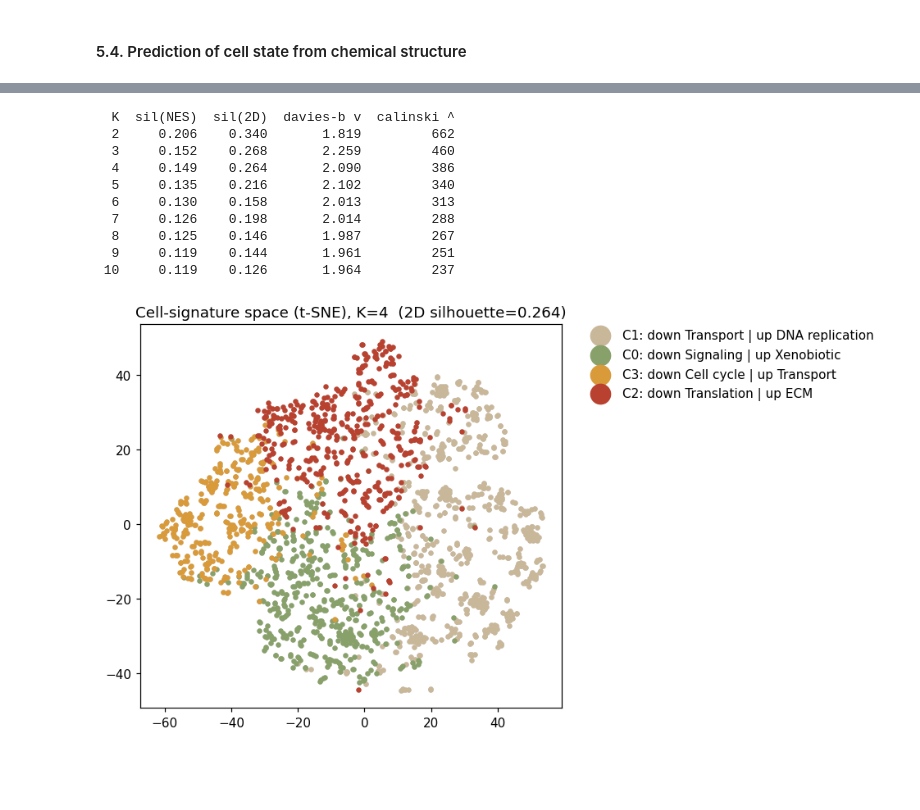
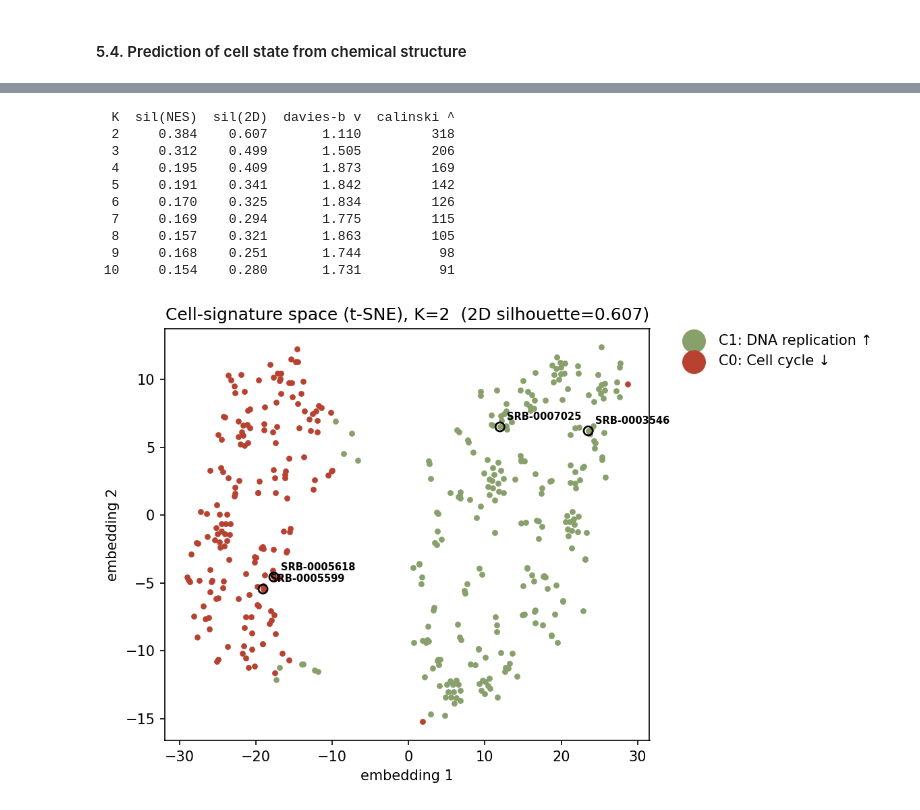
Before and after one commit to gtamo39/MS_ML, a Jupyter notebook: vignettes/MS_TargetML.ipynb, the cells around one changed output, grey strips where cells are left out. Cells and saved outputs as stored; diff of their text form; code cells hidden in the pictures; blank space fills up the shorter version.

Commit message:
Finalized cytotox analysis

```diff
--- a/vignettes/MS_TargetML.ipynb
+++ b/vignettes/MS_TargetML.ipynb
@@ -154,0 +160,5 @@ Wall time: 33 s
+# %%
+## local params — controls + contaminants come from config/config.yaml (CONTROLS / CONTAMINANTS)
+control_compounds = list(CONTROLS)                                  # YAML list of control SRB ids
+contaminants      = list(pd.read_csv(CONTAMINANTS)['Molecule Name'])  # contaminant compounds to remove
+print(f'> {len(control_compounds)} control + {len(contaminants):,} contaminant compounds (from config)')
@@ -1787,0 +1931,10 @@ MF_features[MF_features['compound'].isin(df_raw_cms)].to_csv('output/experiments
+# %%
+## strong-signature cohort for the structure<->cell-state analysis: keep compounds
+## with a response-magnitude floor (activity >=2 down) AND a dominant signature
+## axis (peak |NES| >= SIG_MAX_ABS_NES). gsea_fdr is NOT used (flags ~all compounds).
+print(MS['activity'].unique())
+func_enrich_all_sel = fn.select_strong_signature_compounds(
+    func_enrich_all, MS,
+    activity_bins=SIG_ACTIVITY_BINS, max_abs_nes=SIG_MAX_ABS_NES,
+)
+len(func_enrich_all_sel['compound'].unique())
@@ -1788,42 +1948,61 @@ MF_features[MF_features['compound'].isin(df_raw_cms)].to_csv('output/experiments
 # %%
 ## ── How the cell-signatures cluster: choose K by cluster-validity metrics ──
 ## Signatures are a CONTINUUM (one dominant proliferation up/down axis), so
 ## "coherent" = fewer classes. Sweep K with silhouette (^), Davies-Bouldin (v),
-## Calinski-Harabasz (^); K=4 is the coherence/granularity compromise.
+## Calinski-Harabasz (^); K is single-sourced in config.yaml (SIG_K).
 
-_DEFAULT_COLORS = ( '#c9b79a', '#88a06a', '#d99a3a', '#b8412f') # '#d8cdbf',
+_DEFAULT_COLORS = ('#88a06a', '#b8412f',  '#c9b79a',  '#d99a3a', ) # '#d8cdbf',
 
-NES = func_enrich_all.pivot_table(index='compound', columns='function', values='gsea_NES').fillna(0.0)
+NES = func_enrich_all_sel.pivot_table(index='compound', columns='function', values='gsea_NES').fillna(0.0)
 Xs  = StandardScaler().fit_transform(NES.values)
 emb = TSNE(n_components=2, perplexity=30, random_state=42, init='pca').fit_transform(Xs)  # fixed 2D layout
 
 print(f'{"K":>3} {"sil(NES)":>9} {"sil(2D)":>8} {"davies-b v":>11} {"calinski ^":>11}')
 for k in range(2, 11):
     L = KMeans(n_clusters=k, n_init=10, random_state=0).fit_predict(Xs)
     print(f'{k:>3} {silhouette_score(Xs,L):>9.3f} {silhouette_score(emb,L):>8.3f} '
           f'{davies_bouldin_score(Xs,L):>11.3f} {calinski_harabasz_score(Xs,L):>11.0f}')
 
-K   = 4                                   # <- coherence/granularity compromise (set per metrics above)
+K   = SIG_K                               # signature classes — single source: config.yaml SIG_K
 km  = KMeans(n_clusters=K, n_init=10, random_state=0).fit(Xs)
 means = NES.groupby(km.labels_).mean()
-names = {c: f"C{c}: down {means.loc[c].idxmin().split(' / ')[0]} | up {means.loc[c].idxmax().split(' / ')[0]}"
-         for c in range(K)}
+names = fn.label_signature_clusters(means)   # C{c}: <dominant function> <arrow>
 X = pd.DataFrame({'e1': emb[:, 0], 'e2': emb[:, 1],
                   'sig_class': [names[l] for l in km.labels_]}, index=NES.index)
 
+# representatives to ring (presentation only): seeds below, filled to 2/cluster by the cluster medoid
+_REP_COMPOUNDS = ['SRB-0005618', 'SRB-0005599', 'SRB-0003546']   # 2 cell-cycle-down, 1 DNA-replication-up
+_lab  = pd.Series(km.labels_, index=NES.index)
+_reps = [c for c in _REP_COMPOUNDS if c in _lab.index]
+for _c in sorted(_lab.unique()):
+    _have = [r for r in _reps if _lab[r] == _c]
+    _need = max(0, 2 - len(_have))
+    if _need:                             # closest-to-centroid members stand in as representatives
+        _d = ((Xs[km.labels_ == _c] - km.cluster_centers_[_c]) ** 2).sum(axis=1)
+        _reps += pd.Series(_d, index=NES.index[km.labels_ == _c]).drop(index=_have, errors='ignore').nsmallest(_need).index.tolist()
+_reps = list(dict.fromkeys(_reps))
+_missing = [c for c in _REP_COMPOUNDS if c not in _lab.index]
+
 stats_tools.plot_multi_class_to_embedding(X, label='sig_class', e1='e1', e2='e2', s=10, colors=_DEFAULT_COLORS,
-                                          figsize=(9, 5), dpi=110)
+                                          figsize=(8, 5), dpi=150)
+plt.scatter(X.loc[_reps, 'e1'], X.loc[_reps, 'e2'], s=40, facecolors='none',
+            edgecolors='k', linewidths=1.3, zorder=5)                 # thin dark edge hugging the dot
+for _cid in _reps:
+    plt.annotate(_cid, (X.at[_cid, 'e1'], X.at[_cid, 'e2']), fontsize=7, fontweight='bold',
+                 xytext=(5, 5), textcoords='offset points', zorder=6)
+if _missing:
+    print('representatives not in the strong-signature cohort (skipped):', _missing)
 plt.title(f'Cell-signature space (t-SNE), K={K}  (2D silhouette={silhouette_score(emb, km.labels_):.3f})')
 plt.tight_layout(); plt.show()
 # %% [output]
   K  sil(NES)  sil(2D)  davies-b v  calinski ^
-  2     0.206    0.340       1.819         662
-  3     0.152    0.268       2.259         460
-  4     0.149    0.264       2.090         386
-  5     0.135    0.216       2.102         340
-  6     0.130    0.158       2.013         313
-  7     0.126    0.198       2.014         288
-  8     0.125    0.146       1.987         267
-  9     0.119    0.144       1.961         251
- 10     0.119    0.126       1.964         237
+  2     0.384    0.607       1.110         318
+  3     0.312    0.499       1.505         206
+  4     0.195    0.409       1.873         169
+  5     0.191    0.341       1.842         142
+  6     0.170    0.325       1.834         126
+  7     0.169    0.294       1.775         115
+  8     0.157    0.321       1.863         105
+  9     0.168    0.251       1.744          98
+ 10     0.154    0.280       1.731          91
-[figure, old version]
+[figure, new version]
```
Also changed, not shown: parts of 44 cells of this notebook, 5 other files.
